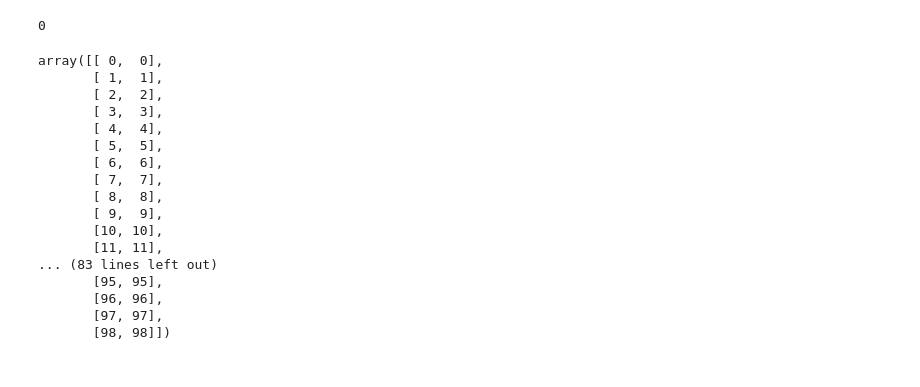
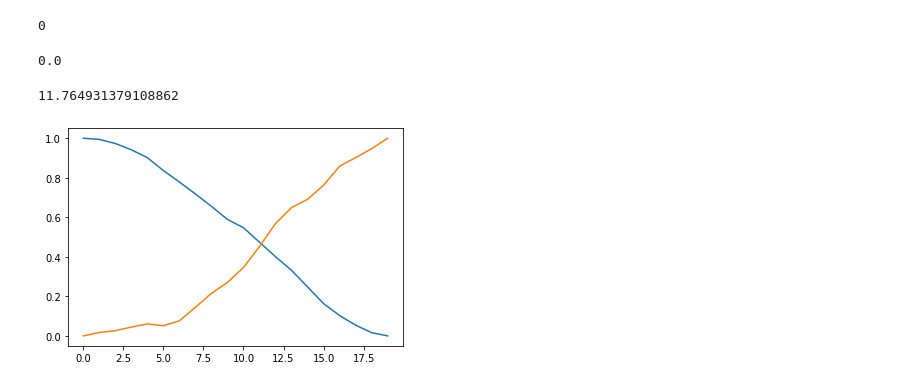
Before and after one commit to AdrianUrbanski/ADM, a Jupyter notebook: lista2.ipynb, the cells around one changed output. Saved outputs shown, nothing was run; the diff lists cells and outputs as text; code cells hidden in the pictures.

Commit message:
Fix bugs in assignment 2, add function for calculating distance based on matches

```diff
--- a/lista2.ipynb
+++ b/lista2.ipynb
@@ -20,7 +20,7 @@ def euclidean_distance(a, b):
 def manhattan_distance(a, b):
     return np.abs(a-b).sum()
 # %%
-def dynamic_time_warping(s, t, distance=dtw_dist, get_dist=False):
+def dynamic_time_warping(s, t, distance=dtw_dist):
     n, m = s.shape[0], t.shape[0]
     DTW = np.empty((n+1, m+1), dtype='float64') + np.infty
     prev = np.empty((n+1, m+1), dtype=object)
@@ -33,9 +33,6 @@ def dynamic_time_warping(s, t, distance=dtw_dist, get_dist=False):
                     DTW[i, j] = distance(s[i-1], t[j-1]) + DTW[match]
                     prev[i, j] = match
 
-    if get_dist:
-        return DTW[n, m]
-
     current_match = (n, m)
     matches = []
     while current_match != (0, 0):
@@ -43,6 +40,12 @@ def dynamic_time_warping(s, t, distance=dtw_dist, get_dist=False):
         current_match = prev[current_match]
 
     return np.array(matches[::-1])
+# %%
+def calculate_distance(s, t, matches, dist=dtw_dist):
+    distance = 0
+    for match in matches:
+        distance += dist(s[match[0]], t[match[1]])
+    return distance
 # %% [markdown]
 ## b)
 # %% [markdown]
@@ -161,7 +166,7 @@ def dynamic_time_warping_improved(s, t, distance=dtw_dist, get_dist=False, gamma
                 for match in [(i-1, j), (i, j-1), (i-1, j-1)]:
                     if DTW[i, j] > distance(s[s_indices[i-1]], t[t_indices[j-1]]) + DTW[match]:
                         DTW[i, j] = distance(s[i-1], t[j-1]) + DTW[match]
-                        prev[i, j] = match
+                        prev[i, j] = (match[0], match[1])
 
         current_match = (n, m)
         matches = []
@@ -179,31 +184,37 @@ def dynamic_time_warping_improved(s, t, distance=dtw_dist, get_dist=False, gamma
     all_matches = []
     prev_match = partial_matches[0]
     for match in partial_matches[1:]:
-        batch_matches = match_indices(np.arange(prev_match[0], match[0]),
-                                      np.arange(prev_match[1], match[1]))
+        if prev_match[0] == match[0]:
+            batch_matches = np.array([(match[0], i) for i in range(prev_match[1], match[1]+1)])
+        elif prev_match[1] == match[1]:
+            batch_matches = np.array([(i, match[1]) for i in range(prev_match[0], match[0]+1)])
+        else:
+            batch_matches = match_indices(np.arange(prev_match[0], match[0]),
+                                        np.arange(prev_match[1], match[1]))
         all_matches.append(batch_matches)
         prev_match = match
 
     return np.concatenate(all_matches)
+# %%
+def calculate_distance(s, t, matches, dist=dtw_dist):
+    distance = 0
+    for match in matches:
+        distance += dist(s[match[0]], t[match[1]])
+    return distance
 # %%
 s = generate_time_series(len=100)
 t = s.copy()
-dynamic_time_warping_improved(s, t)
+matches = dynamic_time_warping_improved(s, t)
+calculate_distance(s, t, matches)
 # %% [output]
-array([[ 0,  0],
-       [ 1,  1],
-       [ 2,  2],
-       [ 3,  3],
-       [ 4,  4],
-       [ 5,  5],
-       [ 6,  6],
-       [ 7,  7],
-       [ 8,  8],
-       [ 9,  9],
-       [10, 10],
-       [11, 11],
-... (83 lines left out)
-       [95, 95],
-       [96, 96],
-       [97, 97],
-       [98, 98]])
+0.0
+# %%
+s = generate_time_series(len=20)
+t = generate_time_series(len=20)
+plt.plot(s)
+plt.plot(t)
+matches = dynamic_time_warping_improved(s, t)
+calculate_distance(s, t, matches)
+# %% [output]
+11.764931379108862
+[figure, added]
```
Also changed, not shown: parts of 1 cell of this notebook.
